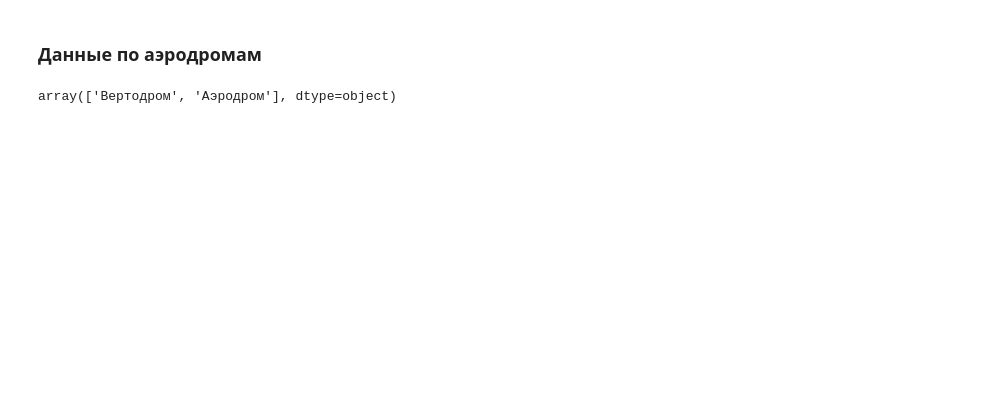
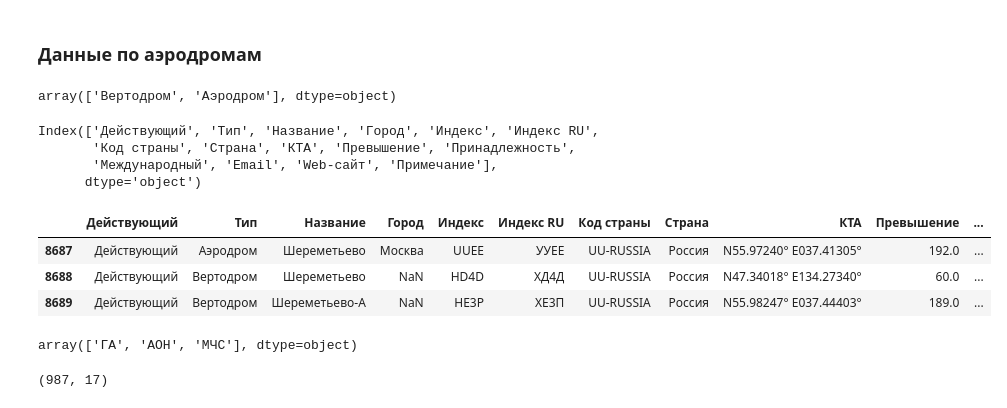
Before and after one commit to zhukov-msu/helicopters, a Jupyter notebook: heli_data_explore.ipynb, the cells around one changed output. Drawn from its saved outputs; the diff is of its cells as text; code cells hidden in the pictures; blank space fills up the shorter version.

```diff
--- a/heli_data_explore.ipynb
+++ b/heli_data_explore.ipynb
@@ -227,3 +293,17 @@ droms_city = droms[droms['Город'].notnull()]
 droms['Тип'].unique()
 # %% [output]
 array(['Вертодром', 'Аэродром'], dtype=object)
+# %%
+droms.columns
+# %% [output]
+Index(['Действующий', 'Тип', 'Название', 'Город', 'Индекс', 'Индекс RU',
+       'Код страны', 'Страна', 'КТА', 'Превышение', 'Принадлежность',
+       'Международный', 'Email', 'Web-сайт', 'Примечание'],
+      dtype='object')
+# %%
+droms[droms['Название'].str.contains('Шере')]
+# %% [output]
+|  | Действующий | Тип | Название | Город | Индекс | Индекс RU | Код страны | Страна | КТА | Превышение | ... |
+| 8687 | Действующий | Аэродром | Шереметьево | Москва | UUEE | УУЕЕ | UU-RUSSIA | Россия | N55.97240° E037.41305° | 192.0 | ... |
+| 8688 | Действующий | Вертодром | Шереметьево | NaN | HD4D | ХД4Д | UU-RUSSIA | Россия | N47.34018° E134.27340° | 60.0 | ... |
+| 8689 | Действующий | Вертодром | Шереметьево-А | NaN | HE3P | ХЕ3П | UU-RUSSIA | Россия | N55.98247° E037.44403° | 189.0 | ... |
@@ -229,0 +329,8 @@ array(['Вертодром', 'Аэродром'], dtype=object)
+# %%
+droms.Принадлежность.unique()
+# %% [output]
+array(['ГА', 'АОН', 'МЧС'], dtype=object)
+# %%
+droms.shape
+# %% [output]
+(987, 17)
```
Also changed, not shown: parts of 28 cells of this notebook.
